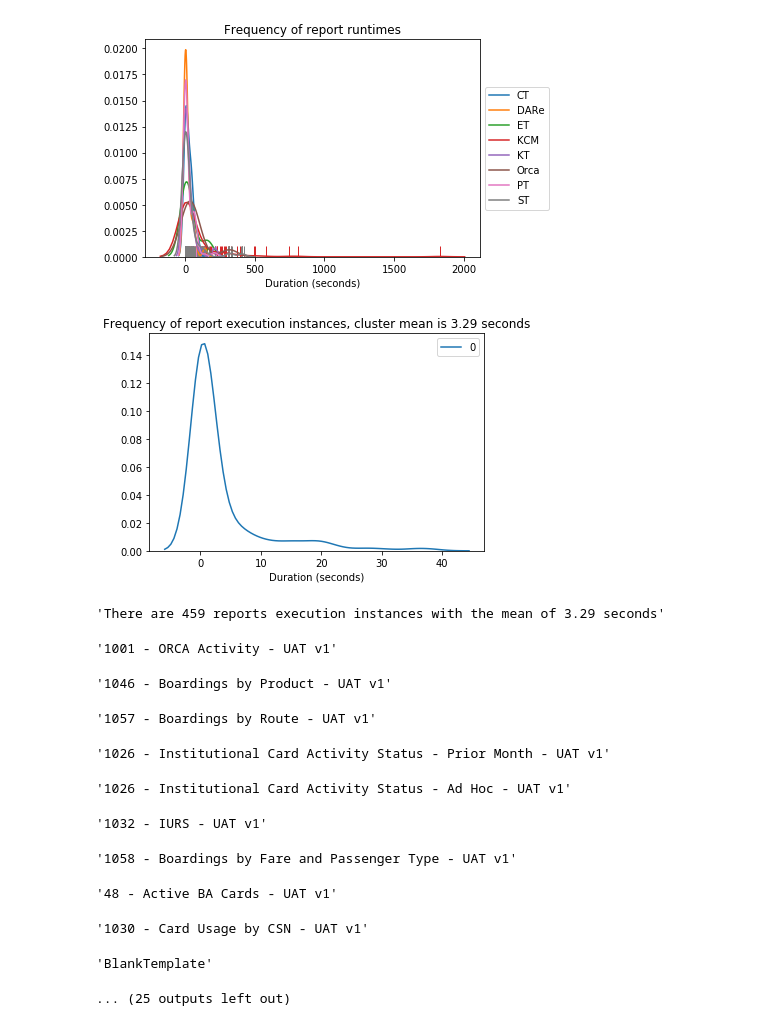
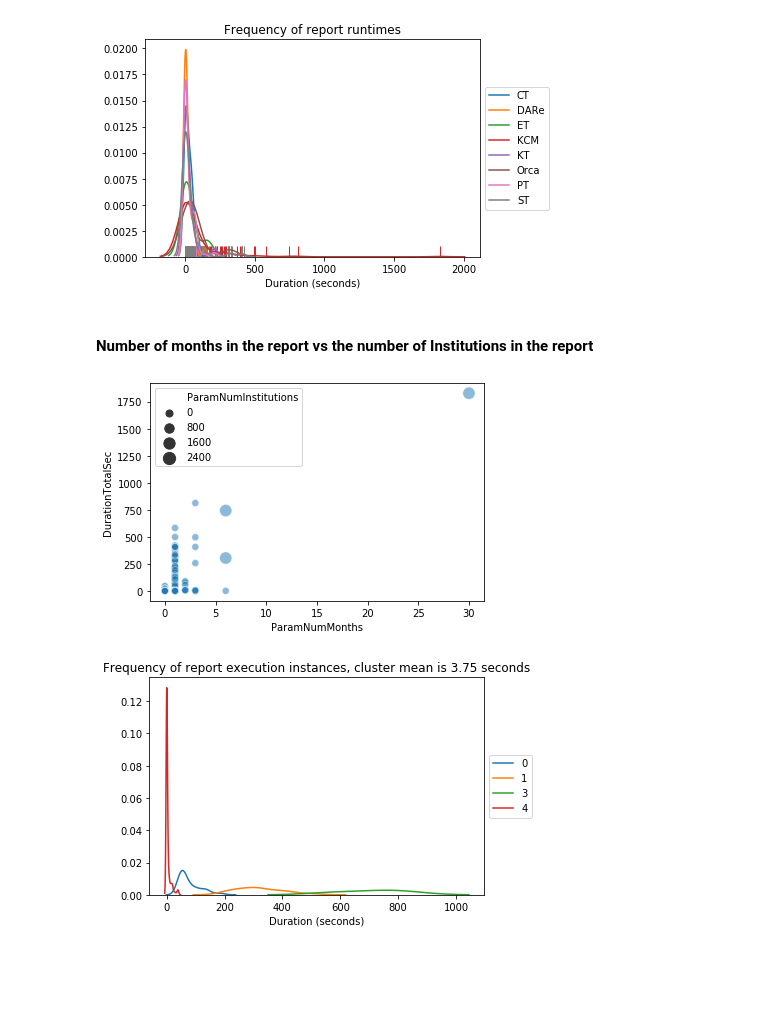
Before and after one commit to themcclure/dare_analytics, a Jupyter notebook: 4 - Duration Analytics.ipynb, the cells around one changed output. Saved outputs shown, nothing was run; the diff lists cells and outputs as text; code cells hidden in the pictures; blank space fills up the shorter version.

Commit message:
Added in Parsing of the Parameters (Number of Institutions and Number of Months queried)
New calculations

```diff
--- a/4 - Duration Analytics.ipynb
+++ b/4 - Duration Analytics.ipynb
@@ -86,40 +86,30 @@ plt.legend(loc='center left', bbox_to_anchor=(1, 0.5))
 plt.show()
 # %% [output]
 [figure]
+# %% [markdown]
+#### Number of months in the report vs the number of Institutions in the report
+# %%
+sns.scatterplot(y='DurationTotalSec', x='ParamNumMonths', data=uat_df, alpha=0.5, size='ParamNumInstitutions', sizes=(50,150))
+plt.show()
+# %% [output]
+[figure, added]
 # %%
 from sklearn.cluster import KMeans
 import numpy as np
 num_clusters = 5
 kmeans = KMeans(n_clusters = num_clusters)
 kmeans.fit(np.array(uat_df['DurationTotalSec']).reshape(-1,1))
 uat_df['RunClass'] = kmeans.labels_
-# uat_df['RunClassCentroid'] = kmeans.cluster_centers_
-# uat_df['RunClass'].replace({0:'Fast', 1:'Slow'}, inplace=True)
+
+# print out the clusters
 for runclass, df in uat_df.groupby('RunClass'):
     if len(df) < 2:
         continue
-#     print(f"RunClass {runclass} has {len(df)} entries")
-#     sns.distplot(df['DurationTotalSec'], rug=True, hist=False, label=runclass)
     sns.kdeplot(df['DurationTotalSec'], label=runclass)
     plt.xlabel("Duration (seconds)")
     df_mean = kmeans.cluster_centers_[runclass][0]
-    plt.title(f"Frequency of report execution instances, cluster mean is {df_mean:.2f} seconds")
-#     plt.legend(loc='center left', bbox_to_anchor=(1, 0.5))
-    plt.show()
-    display(f"There are {len(df)} reports execution instances with the mean of {df_mean:.2f} seconds")
-    for report in df['ReportName'].unique():
-        display(report)
+plt.title(f"Frequency of report execution instances, cluster mean is {df_mean:.2f} seconds")
+plt.legend(loc='center left', bbox_to_anchor=(1, 0.5))
+plt.show()
 # %% [output]
-[figure, old version]
+[figure, new version]
-'There are 459 reports execution instances with the mean of 3.29 seconds'
-'1001 - ORCA Activity - UAT v1'
-'1046 - Boardings by Product - UAT v1'
-'1057 - Boardings by Route - UAT v1'
-'1026 - Institutional Card Activity Status - Prior Month - UAT v1'
-'1026 - Institutional Card Activity Status - Ad Hoc - UAT v1'
-'1032 - IURS - UAT v1'
-'1058 - Boardings by Fare and Passenger Type - UAT v1'
-'48 - Active BA Cards - UAT v1'
-'1030 - Card Usage by CSN - UAT v1'
-'BlankTemplate'
-... (25 outputs left out)
```
Also changed, not shown: parts of 2 cells of this notebook, 2 other files.
